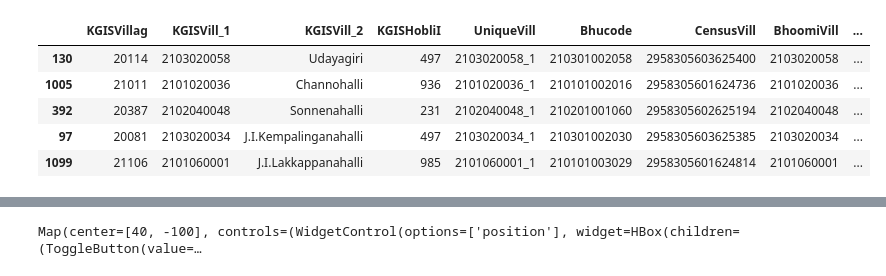
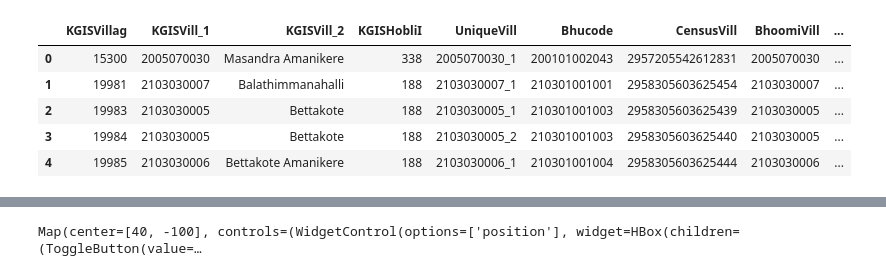
Before and after one commit to ishgirwan/gee, a Jupyter notebook: gee.ipynb, the cells around one changed output, grey strips where cells are left out. Saved outputs shown, nothing was run; the diff lists cells and outputs as text; code cells hidden in the pictures.

```diff
--- a/gee.ipynb
+++ b/gee.ipynb
@@ -50,12 +50,12 @@ User uploaded file "Bengaluru_Rural.shp" with length 2576592 bytes
 User uploaded file "Bengaluru_Rural.shp.xml" with length 156955 bytes
 User uploaded file "Bengaluru_Rural.shx" with length 9484 bytes
 # %%
-villages = gpd.read_file('Bengaluru_Rural.shp')
-villages.sample(5)
+df = gpd.read_file('Bengaluru_Rural.shp')
+df.head()
 # %% [output]
 |  | KGISVillag | KGISVill_1 | KGISVill_2 | KGISHobliI | UniqueVill | Bhucode | CensusVill | BhoomiVill | ... |
-| 130 | 20114 | 2103020058 | Udayagiri | 497 | 2103020058_1 | 210301002058 | 2958305603625400 | 2103020058 | ... |
-| 1005 | 21011 | 2101020036 | Channohalli | 936 | 2101020036_1 | 210101002016 | 2958305601624736 | 2101020036 | ... |
-| 392 | 20387 | 2102040048 | Sonnenahalli | 231 | 2102040048_1 | 210201001060 | 2958305602625194 | 2102040048 | ... |
-| 97 | 20081 | 2103020034 | J.I.Kempalinganahalli | 497 | 2103020034_1 | 210301002030 | 2958305603625385 | 2103020034 | ... |
-| 1099 | 21106 | 2101060001 | J.I.Lakkappanahalli | 985 | 2101060001_1 | 210101003029 | 2958305601624814 | 2101060001 | ... |
+| 0 | 15300 | 2005070030 | Masandra Amanikere | 338 | 2005070030_1 | 200101002043 | 2957205542612831 | 2005070030 | ... |
+| 1 | 19981 | 2103030007 | Balathimmanahalli | 188 | 2103030007_1 | 210301001001 | 2958305603625454 | 2103030007 | ... |
+| 2 | 19983 | 2103030005 | Bettakote | 188 | 2103030005_1 | 210301001003 | 2958305603625439 | 2103030005 | ... |
+| 3 | 19984 | 2103030005 | Bettakote | 188 | 2103030005_2 | 210301001003 | 2958305603625440 | 2103030005 | ... |
+| 4 | 19985 | 2103030006 | Bettakote Amanikere | 188 | 2103030006_1 | 210301001004 | 2958305603625444 | 2103030006 | ... |
```
Also changed, not shown: parts of 12 cells of this notebook.
